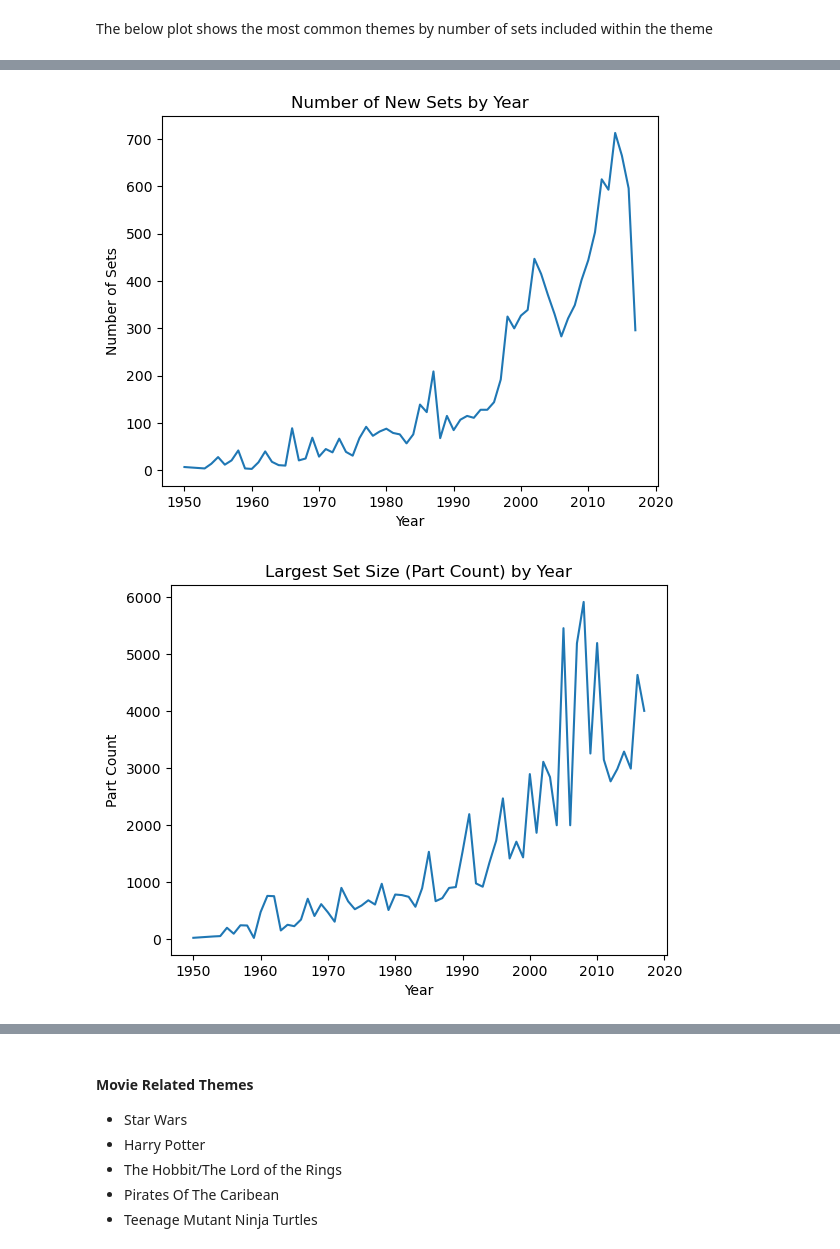
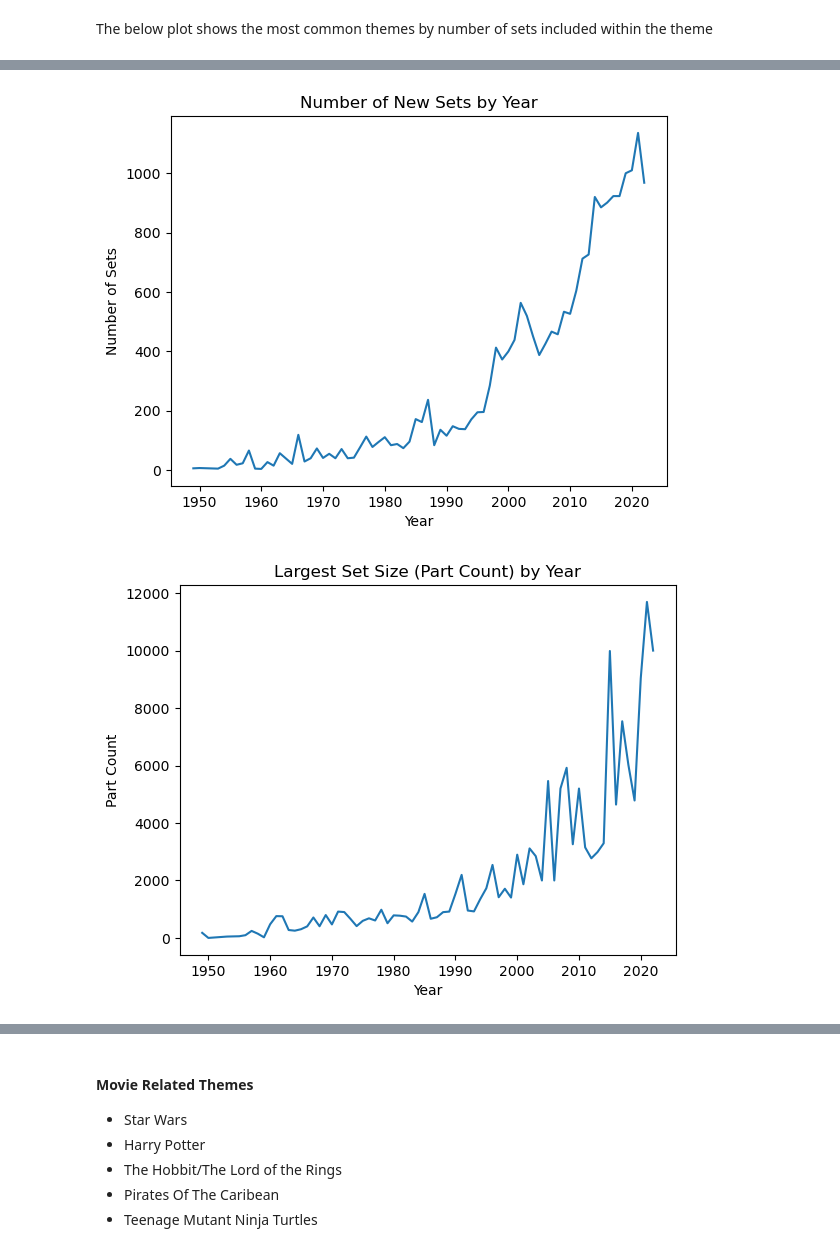
Before and after one commit to UC-Berkeley-I-School/Project2_Lego_EDA, a Jupyter notebook: lego_theme_eda_mjh.ipynb, the cells around one changed output, grey strips where cells are left out. Cells and saved outputs as stored; diff of their text form; code cells hidden in the pictures.

```diff
--- a/lego_theme_eda_mjh.ipynb
+++ b/lego_theme_eda_mjh.ipynb
@@ -26,3 +26,13 @@ imdb_titles = pd.read_csv("C:/Users/mhurth/OneDrive - PureWest Energy/Desktop/MI
 imdb_ratings = pd.read_csv("C:/Users/mhurth/OneDrive - PureWest Energy/Desktop/MIDS/200/title.ratings.tsv.gz", sep= "\t")
 # Import Box Office Data
 box_office_numbers = pd.read_csv("data/boxofficemojotopfranchises.tsv", sep= "\t")
+# %%
+# Filter to years for sets
+sets = sets.loc[sets.year <= 2022]
+print(f"IMDB is of shape {imdb_titles.shape}")
+# Filter start year for imdb data
+imdb_titles.loc[imdb_titles["startYear"]=="\\N", "startYear"] = np.nan
+imdb_titles.dropna(subset=["startYear"], inplace=True)
+imdb_titles["startYear"] = imdb_titles["startYear"].astype(int)
+imdb_titles = imdb_titles[(imdb_titles["startYear"] >= 1950) & (imdb_titles["startYear"] <= 2022)]
+print(f"IMDB is of shape {imdb_titles.shape} after date filter")
@@ -263,12 +279,13 @@ See the caveats in the documentation: https://pandas.pydata.org/pandas-docs/stab
 # %%
-new_sets_by_year = sets[["year","set_num"]].groupby(["year"]).count()
-new_sets_by_year.plot(legend=False)
+sets = sets.loc[sets.year <= 2022]
+new_sets_by_year = sets[["year","set_num"]].groupby(["year"]).count().reset_index()
+sns.lineplot(data=new_sets_by_year, x="year", y="set_num")
 plt.xlabel("Year")
 plt.ylabel("Number of Sets")
 plt.title("Number of New Sets by Year")
 plt.show()
 # %% [output]
-[figure, old version]
+[figure, new version]
 # %%
 max_part_number_by_year = sets.groupby("year")["num_parts"].max()
 max_part_number_by_year.plot()
@@ -277,7 +294,7 @@ plt.ylabel("Part Count")
 plt.title("Largest Set Size (Part Count) by Year")
 plt.show()
 # %% [output]
-[figure, old version]
+[figure, new version]
 # %%
 avg_part_number_by_year = sets.groupby("year")["num_parts"].mean()
 avg_part_number_by_year.plot()
```
Also changed, not shown: parts of 33 cells of this notebook, 1 other file.
